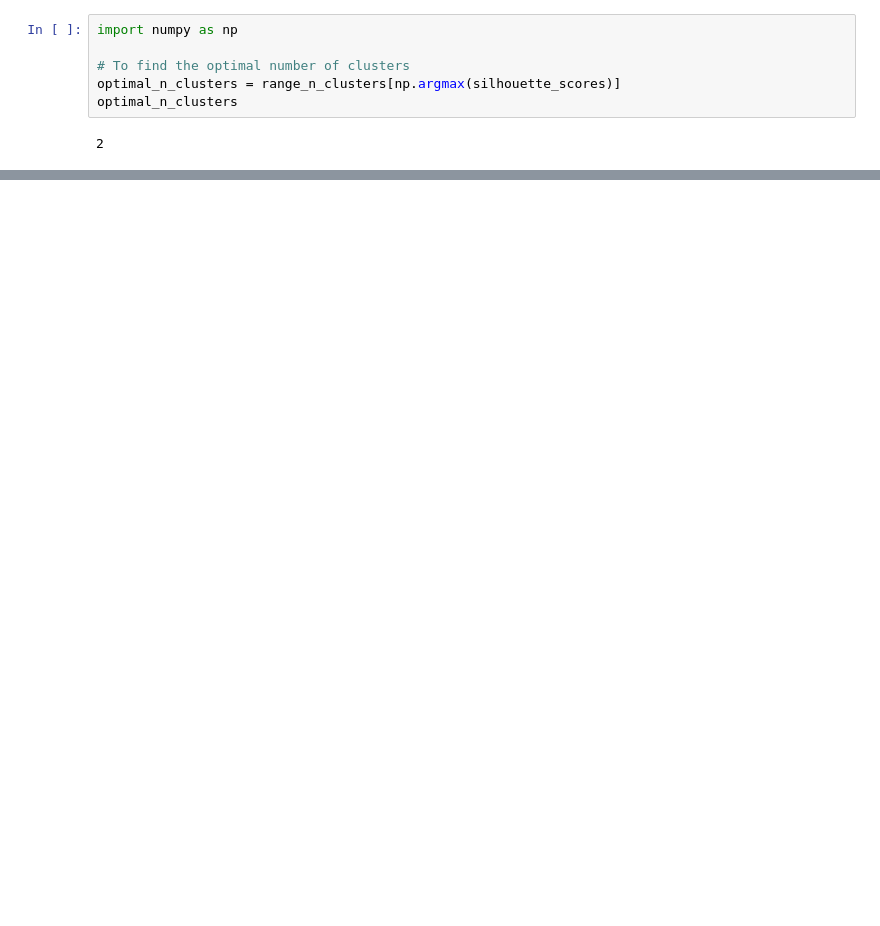
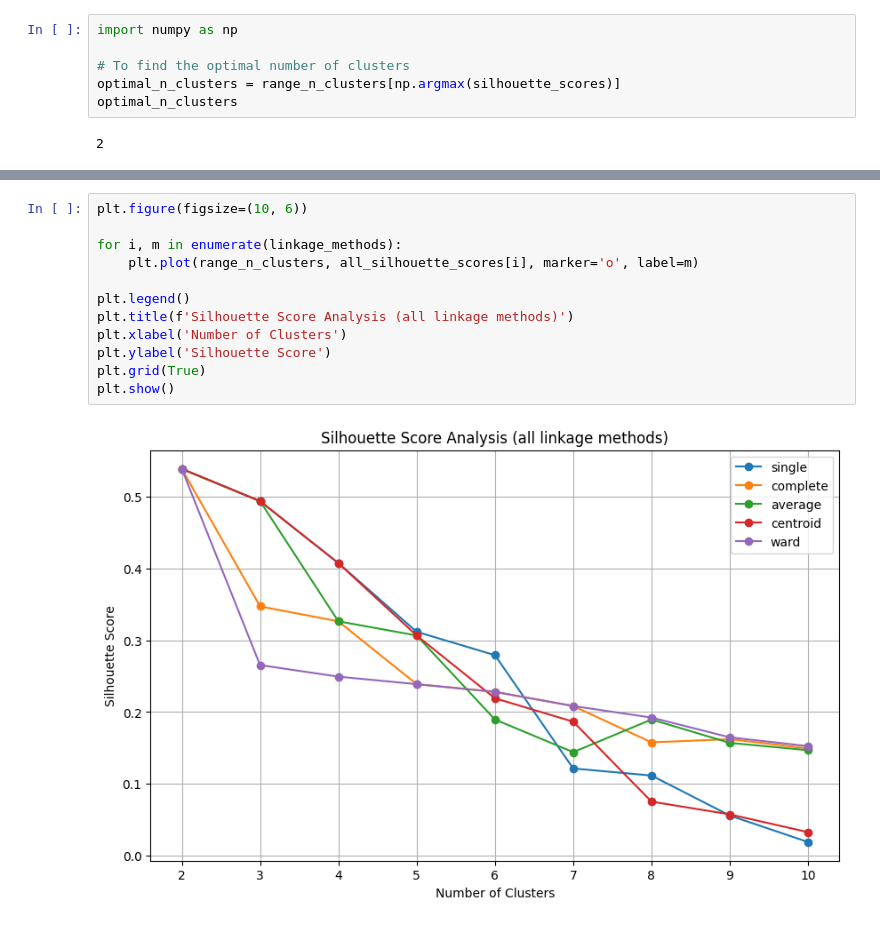
Before and after one commit to alainalin/JPMC-analysis-tool, a Jupyter notebook: task3a-linkage-silhouette.ipynb, the cells around one changed output, grey strips where cells are left out. Drawn from its saved outputs; the diff is of its cells as text; blank space fills up the shorter version.

```diff
--- a/task3a-linkage-silhouette.ipynb
+++ b/task3a-linkage-silhouette.ipynb
@@ -137,0 +214,14 @@ plt.show()
+# %%
+plt.figure(figsize=(10, 6))
+
+for i, m in enumerate(linkage_methods):
+    plt.plot(range_n_clusters, all_silhouette_scores[i], marker='o', label=m)
+
+plt.legend()
+plt.title(f'Silhouette Score Analysis (all linkage methods)')
+plt.xlabel('Number of Clusters')
+plt.ylabel('Silhouette Score')
+plt.grid(True)
+plt.show()
+# %% [output]
+[figure, added]
```
Also changed, not shown: parts of 8 cells of this notebook, 1 other file.
